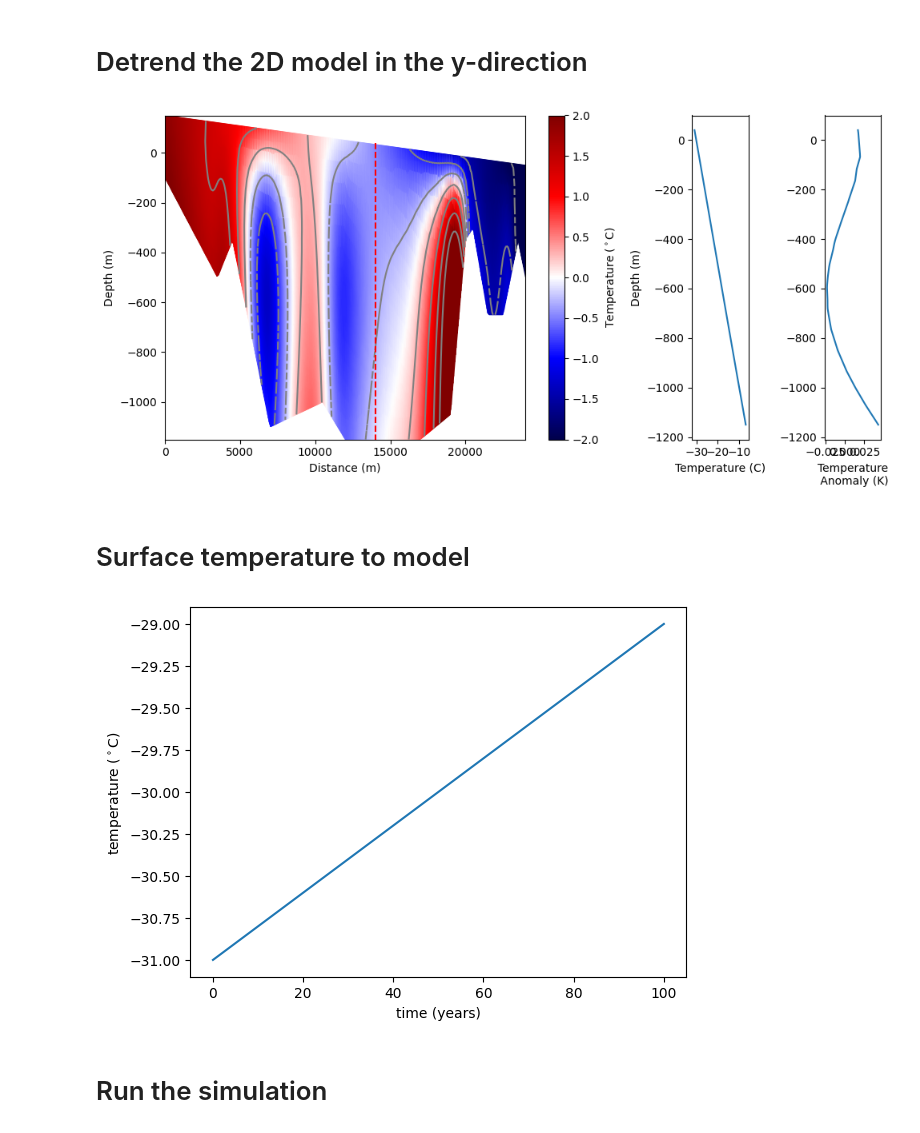
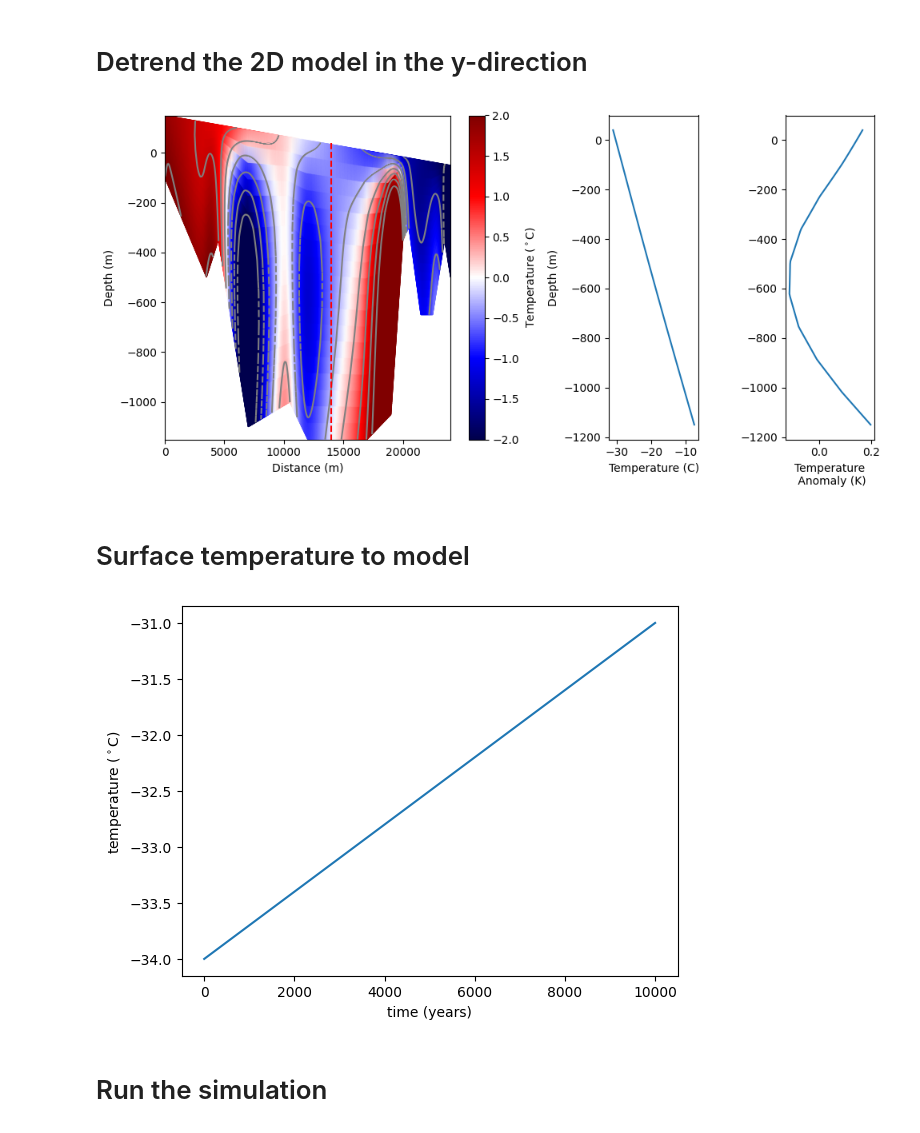
Before and after one commit to johnmorganmanos/AH_modeling, a Jupyter notebook: Final_Project_2.ipynb, the cells around one changed output. Drawn from its saved outputs; the diff is of its cells as text; code cells hidden in the pictures.

```diff
--- a/Final_Project_2.ipynb
+++ b/Final_Project_2.ipynb
@@ -320,7 +352,7 @@ from irksome import Dt
 
 δx = mesh.cell_sizes.dat.data_ro[:].min()
 umax = y.sub(0).dat.data_ro[:].max()
-δt = Constant(spy/2)
+δt = Constant(10*spy)
 
 
 F_diffusion = k*inner(grad(T), grad(ϕ)) * dx
@@ -433,7 +467,7 @@ trend = firedrake.Function(V).interpolate(a * z + b)
 T_detrended = firedrake.Function(V).assign(T - trend)
 # %%
 
-fig, axes = plt.subplots(1,3, figsize=[10,5],gridspec_kw={'width_ratios': [8,1,1]})
+fig, axes = plt.subplots(1,3, figsize=[10,5],gridspec_kw={'width_ratios': [8,2,2]})
 axes[0].set_aspect("auto")
 axes[0].set_xlabel("Distance (m)")
 axes[0].set_ylabel("Depth (m)")
@@ -453,35 +487,36 @@ axes[2].set_xlabel('Temperature\n Anomaly (K)')
 
 plt.tight_layout()
 # %% [output]
-[figure, old version]
+[figure, new version]
 # %% [markdown]
 # Surface temperature to model
 # %%
 δT = 25.0
 θ = 1 * π / 2
 year = spy
-years = 100
+years = 10000
 final_time = years * spy # years modeling * spy
 
 freq = 1 # 1 for annual cycle
 num_steps = int(final_time / float(δt))
-
+T_mean_test = -34
+mag_warming = 3
 # def surface_temperature(t):
 #     return T_mean + δT * np.sin(2 * π *freq* t / year + θ) + (t/final_time)*1
 
 def surface_temperature(t):
-    return T_mean  + (t/final_time)*2
+    return T_mean_test  + (t/final_time)*mag_warming
 
 ts = np.linspace(0.0, final_time, num_steps + 1)
 
 surface_temps = surface_temperature(ts)
 
 fig, ax = plt.subplots()
 ax.set_xlabel("time (years)")
 ax.set_ylabel("temperature (${}^\circ$C)")
 ax.plot(ts / spy, surface_temps);
 # %% [output]
-[figure, old version]
+[figure, new version]
 # %% [markdown]
 # Run the simulation
 # %%
```
Also changed, not shown: parts of 11 cells of this notebook, 1 other file.
